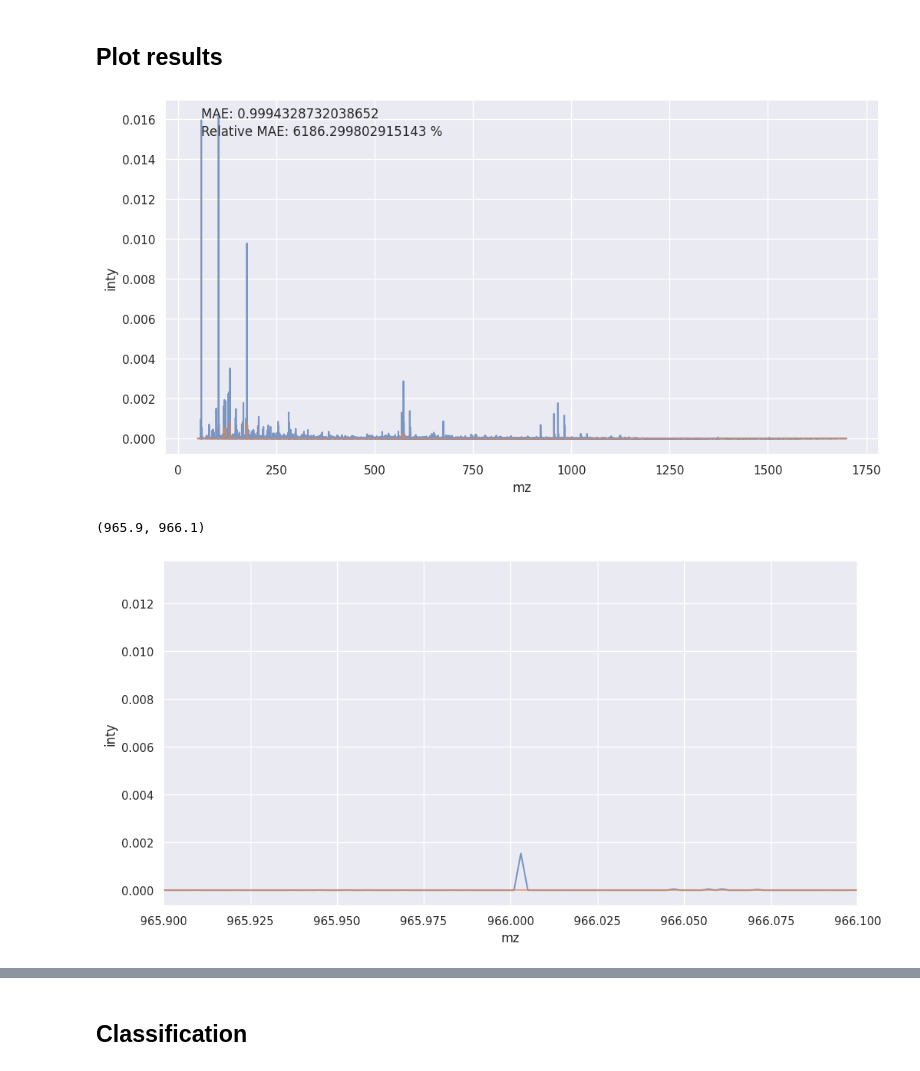
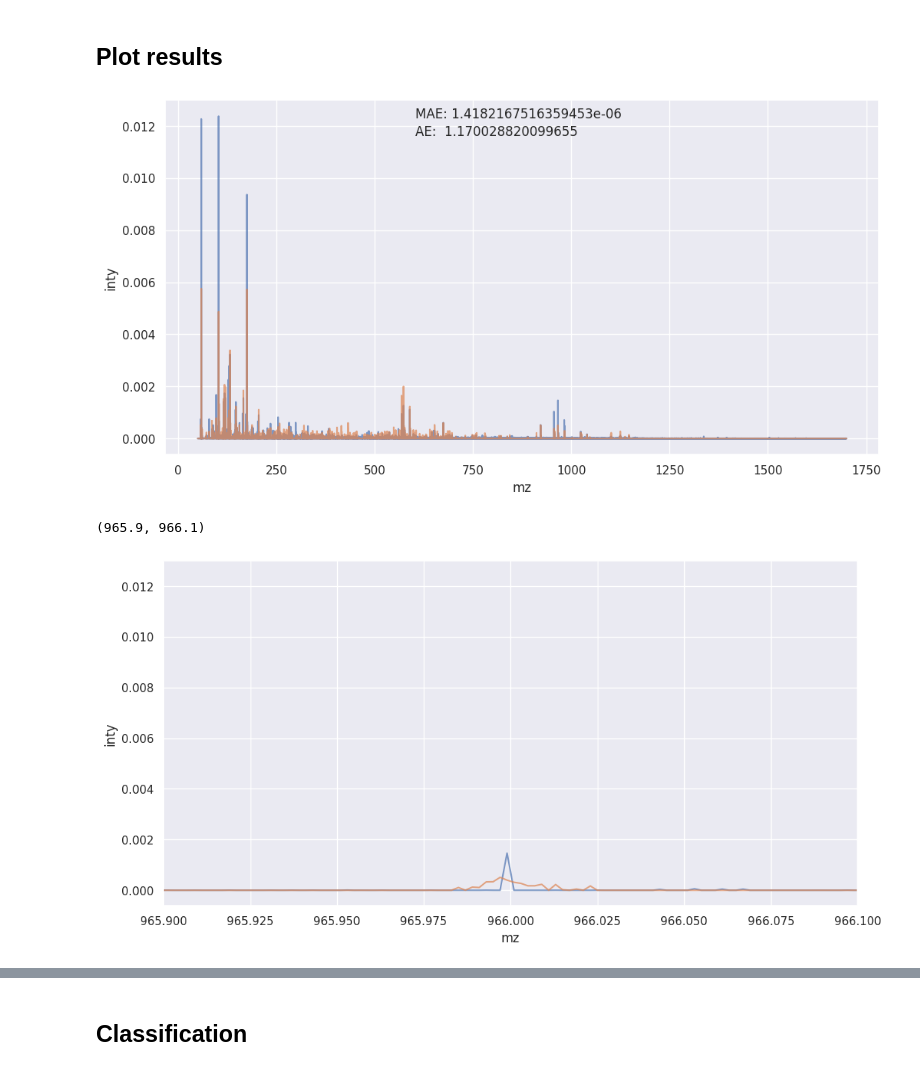
Before and after one commit to JosuaCarl/MStoML, a Jupyter notebook: skripts/VAE/VAE_interpret.ipynb, the cells around one changed output, grey strips where cells are left out. Saved outputs shown, nothing was run; the diff lists cells and outputs as text; code cells hidden in the pictures.

```diff
--- a/skripts/VAE/VAE_interpret.ipynb
+++ b/skripts/VAE/VAE_interpret.ipynb
@@ -36,4 +36,4 @@ name = "fin" # "tied_fin"
 project = f"vae_{backend_name}_{computation}_{name}"
 outdir = Path(os.path.normpath( os.path.join("/mnt/d/runs/VAE/training", project)))
 # %%
-model = keras.saving.load_model(os.path.join(outdir, f"{project}_70.keras"), custom_objects=None, compile=True, safe_mode=True)
+model = keras.saving.load_model(os.path.join(outdir, f"{project}_best.keras"), custom_objects=None, compile=True, safe_mode=True)
@@ -61,2 +39,0 @@ l = model.get_layer(index=2)
-# %%
-model.load_weights(os.path.join(outdir, f"{project}.weights.h5"))
@@ -148,5 +105,5 @@ validation_losses = history[[col for col in history.columns if col.startswith("v
 # %%
 # reconstructed_data = pd.read_csv("/mnt/d/runs/VAE/training/vae_tensorflow_cpu_hm_1/vae_tensorflow_cpu_hm_1.prediction.tsv", index_col="Unnamed: 0")#, sep="\t")
 # %%
-plot_df = pd.DataFrame(reconstructed_data.loc[0].values, index=X.columns, columns=["inty"]).reset_index()
-plot_df_2 = pd.DataFrame(X.iloc[0].values, index=X.columns, columns=["inty"]).reset_index()
+plot_df = pd.DataFrame(reconstructed_data.loc[1].values / 100, index=X.columns, columns=["inty"]).reset_index()
+plot_df_2 = pd.DataFrame(X.iloc[1].values, index=X.columns, columns=["inty"]).reset_index()
@@ -153,15 +113,12 @@ plot_df_2 = pd.DataFrame(X.iloc[0].values, index=X.columns, columns=["inty"]).re
 # %%
-mae = np.mean(np.sum( np.abs((plot_df_2["inty"] - plot_df["inty"])) ))
-rel_mae = mae / np.max(plot_df_2["inty"])
-
 sns.set_theme(rc={"figure.figsize":(12, 6)})
 ax = sns.lineplot(data=plot_df_2, x="mz", y="inty", alpha=0.7)
 ax = sns.lineplot(data=plot_df, x="mz", y="inty", alpha=0.7)
-plt.annotate(f"MAE: {mae}", xy=(0.05, 0.95), xycoords='axes fraction')
-plt.annotate(f"Relative MAE: {rel_mae *100} %", xy=(0.05, 0.90), xycoords='axes fraction')
+plt.annotate(f"MAE: {mae}", xy=(0.35, 0.95), xycoords='axes fraction')
+plt.annotate(f"AE:  {ae}", xy=(0.35, 0.90), xycoords='axes fraction')
 plt.show()
 # %% [output]
-[figure, old version]
+[figure, new version]
 # %%
 sns.set_theme(rc={"figure.figsize":(12, 6)})
 ax = sns.lineplot(data=plot_df_2, x="mz", y="inty" ,alpha=0.7)
@@ -169,7 +126,7 @@ ax = sns.lineplot(data=plot_df, x="mz", y="inty", alpha=0.7)
 ax.set_xlim(965.9, 966.1)
 # %% [output]
 (965.9, 966.1)
-[figure, old version]
+[figure, new version]
 # %%
 sns.set_theme(rc={"figure.figsize":(12, 6)})
 ax = sns.lineplot(data=plot_df_2, x="mz", y="inty" ,alpha=0.7)
```
Also changed, not shown: parts of 13 cells of this notebook, 3 other files.
